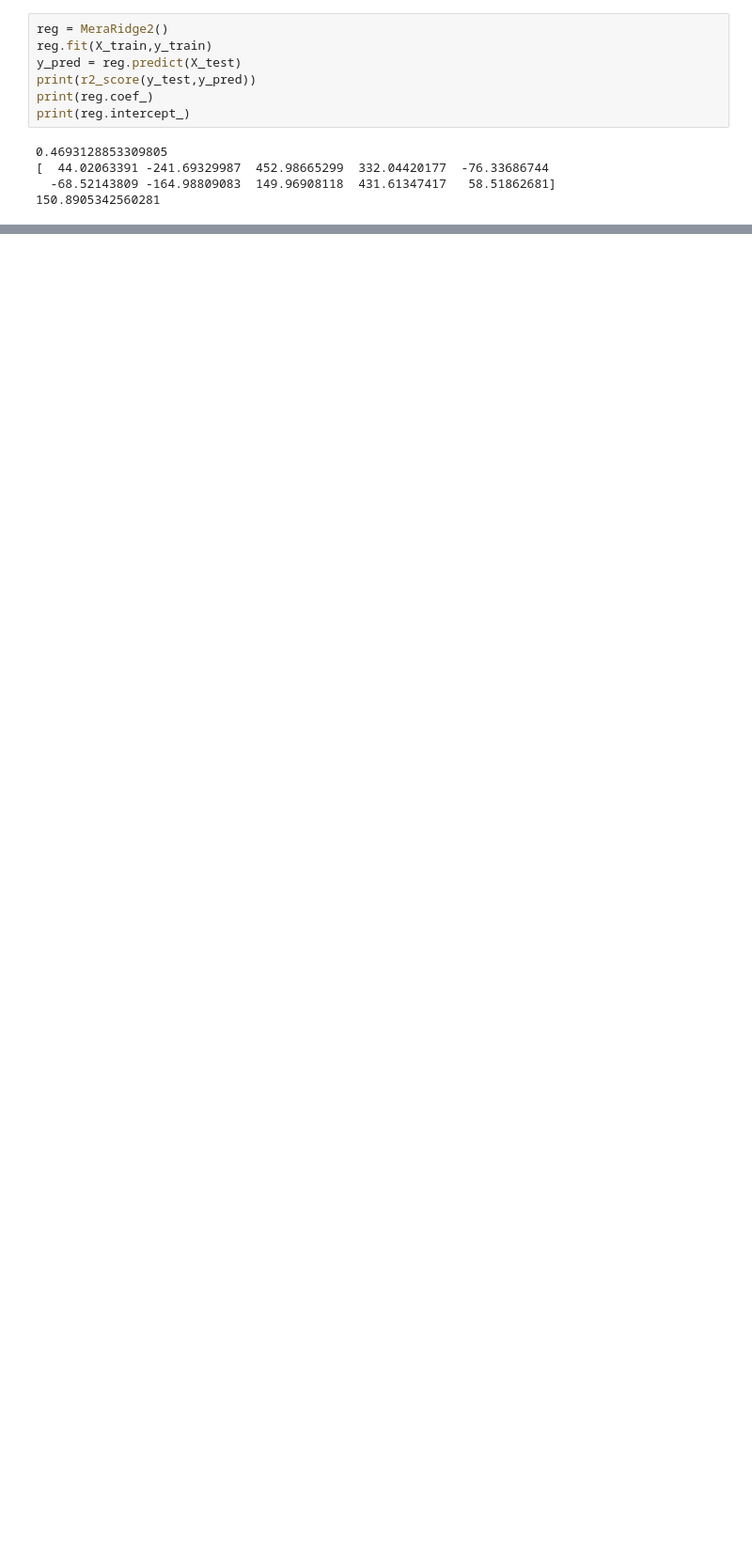
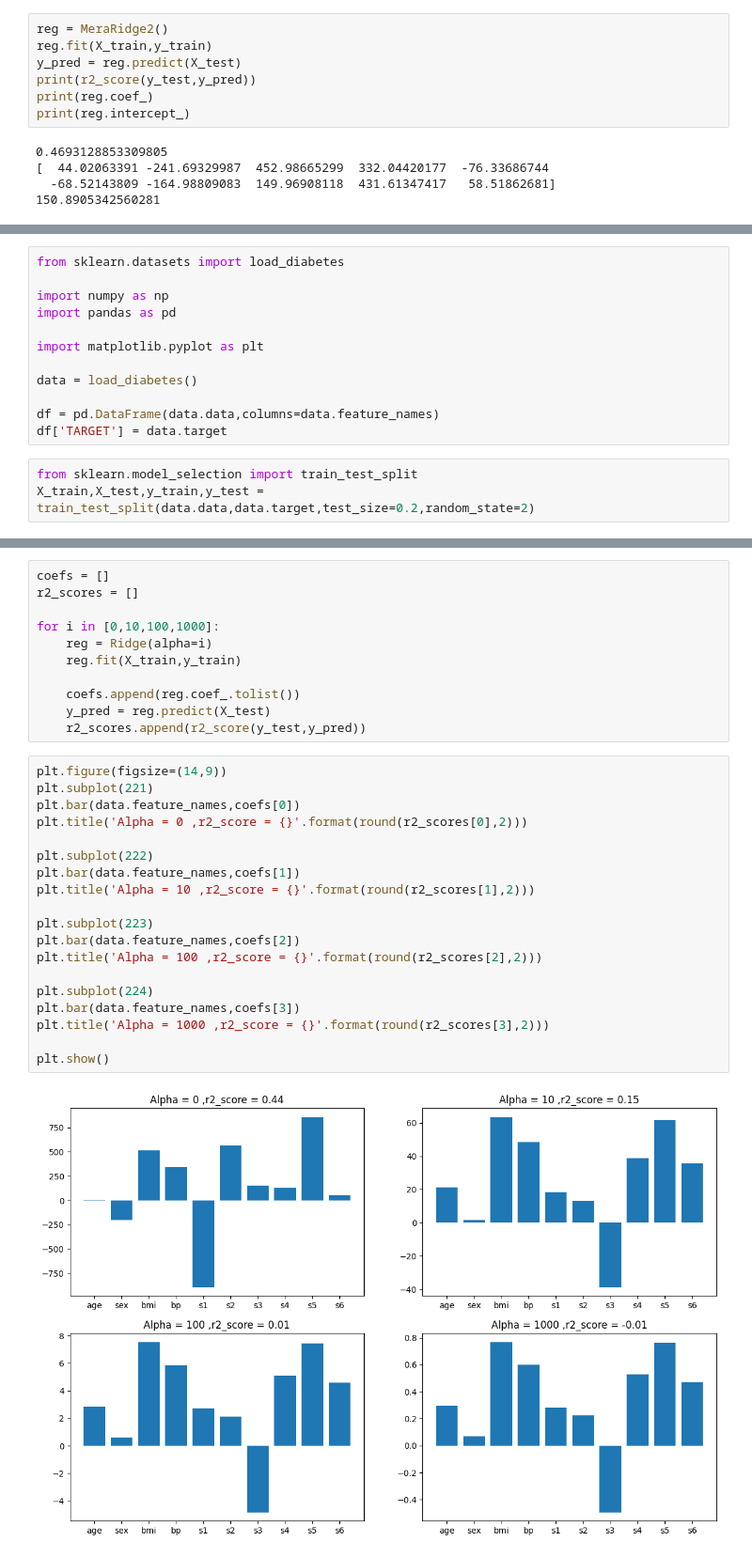
Before and after one commit to mmilannaik/bostonhousepricing, a Jupyter notebook: W25S2_regression_analysis.ipynb, the cells around one changed output, grey strips where cells are left out. Shown at 94% size. Cells and saved outputs as stored; diff of their text form; blank space fills up the shorter version.

```diff
--- a/W25S2_regression_analysis.ipynb
+++ b/W25S2_regression_analysis.ipynb
@@ -344,0 +432,15 @@ print(reg.intercept_)
+# %%
+from sklearn.datasets import load_diabetes
+
+import numpy as np
+import pandas as pd
+
+import matplotlib.pyplot as plt
+
+data = load_diabetes()
+
+df = pd.DataFrame(data.data,columns=data.feature_names)
+df['TARGET'] = data.target
+# %%
+from sklearn.model_selection import train_test_split
+X_train,X_test,y_train,y_test = train_test_split(data.data,data.target,test_size=0.2,random_state=2)
@@ -344,0 +450,32 @@ print(reg.intercept_)
+# %%
+coefs = []
+r2_scores = []
+
+for i in [0,10,100,1000]:
+    reg = Ridge(alpha=i)
+    reg.fit(X_train,y_train)
+
+    coefs.append(reg.coef_.tolist())
+    y_pred = reg.predict(X_test)
+    r2_scores.append(r2_score(y_test,y_pred))
+# %%
+plt.figure(figsize=(14,9))
+plt.subplot(221)
+plt.bar(data.feature_names,coefs[0])
+plt.title('Alpha = 0 ,r2_score = {}'.format(round(r2_scores[0],2)))
+
+plt.subplot(222)
+plt.bar(data.feature_names,coefs[1])
+plt.title('Alpha = 10 ,r2_score = {}'.format(round(r2_scores[1],2)))
+
+plt.subplot(223)
+plt.bar(data.feature_names,coefs[2])
+plt.title('Alpha = 100 ,r2_score = {}'.format(round(r2_scores[2],2)))
+
+plt.subplot(224)
+plt.bar(data.feature_names,coefs[3])
+plt.title('Alpha = 1000 ,r2_score = {}'.format(round(r2_scores[3],2)))
+
+plt.show()
+# %% [output]
+[figure, added]
```
Also changed, not shown: parts of 29 cells of this notebook.
